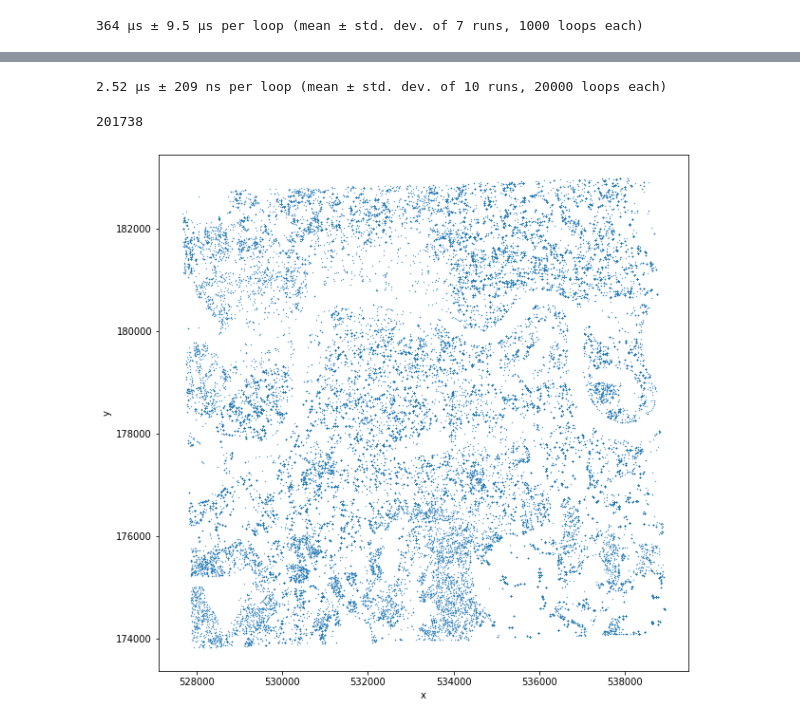
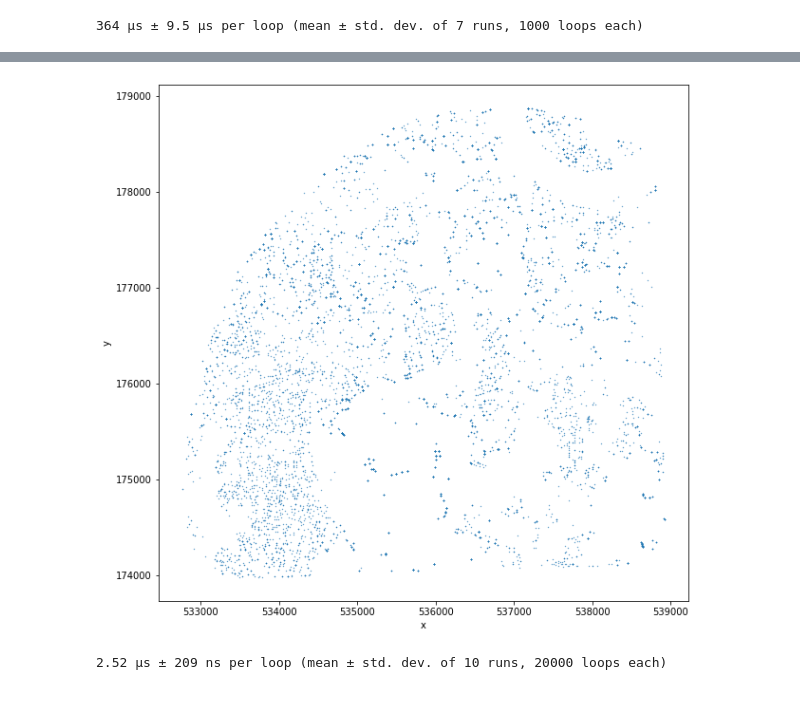
Before and after one commit to Alfred-Mountfield/outbreak-sim, a Jupyter notebook: python/synthetic_population/routing.ipynb, the cells around one changed output, grey strips where cells are left out. Cells and saved outputs as stored; diff of their text form; code cells hidden in the pictures.

```diff
--- a/python/synthetic_population/routing.ipynb
+++ b/python/synthetic_population/routing.ipynb
@@ -297,7 +297,9 @@ unemployed['bucket_y'] = np.ceil(((unemployed['y'] - boundary_miny) / bucket_siz
 # %%
 # unemployed_bucket = np.array([[]] * (y_len * x_len) + [[1]], dtype=object)[:-1].reshape((y_len, x_len))
 # %%
-%%time
-unemployed_bucket = [[[] for x in range(x_len)] for y in range(y_len)]
-for person in unemployed.itertuples():
-    unemployed_bucket[person.bucket_y][person.bucket_x].append(person.uid)
+def make_buckets():
+    unemployed_bucket = [[[] for x in range(x_len)] for y in range(y_len)]
+    for person in unemployed.itertuples():
+        unemployed_bucket[person.bucket_y][person.bucket_x].append(person.uid)
+
+    return unemployed_bucket
@@ -306,0 +306,3 @@ Wall time: 649 ms
+# %%
+%%time
+unemployed_bucket = make_buckets()
@@ -372,8 +377,9 @@ def valid_unemployed_within_dist(y, x, dist, cache_size=200):
     mask = create_circular_mask(h=y_len, w=x_len, centre_y=y, centre_x=x, radius=dist)
 
     indices = np.argwhere(mask)
+    if np.sum(counts[mask]) == 0:
+        raise Exception('No viable unemployed people left')
     probabilities = counts[mask] / np.sum(counts[mask])
-
 #     print(f'x: {x}, y: {y}, indices: {indices}, probabilities: {probabilities}')
 
     chosen_buckets = np.random.choice(np.arange(indices.shape[0]), cache_size, p=probabilities) # a cache of sampled choices
@@ -401,13 +407,27 @@ def valid_unemployed_within_dist(y, x, dist, cache_size=200):
                     raise Exception('No viable unemployed people left')
 
                 probabilities = counts[mask] / total_unemployed_left
+
+                if np.isnan(probabilities).any():
+                    print(f"THE FUCK, unemployed: {total_unemployed_left}, counts: {counts[mask]}")
+
                 chosen_buckets = np.random.choice(np.arange(indices.shape[0]), cache_size, p=probabilities)
                 chosen_iter = iter(chosen_buckets)
             continue
 
         yield next_person
 # %%
-(y, x) = (trimmed_work.loc[0].geometry.y, trimmed_work.loc[0].geometry.x)
-valid_unemployed_gen_60k = valid_unemployed_within_dist(y, x, 60_000)
+(y, x) = (trimmed_work.loc[20000].geometry.y, trimmed_work.loc[20000].geometry.x)
+valid_unemployed_gen_4k = valid_unemployed_within_dist(y, x, 4_000)
+# %%
+# sanity check the sampling matches the underlying probabilities
+chosen_people = [(next(valid_unemployed_gen_4k)) for i in range(10_000)]
+
+fig, ax = plt.subplots(figsize=(10,10))
+# sanity check
+people_df.loc[chosen_people].plot(ax=ax, x='x', y='y', kind='scatter', s=0.1)
+del fig, ax, chosen_people
+# %% [output]
+[figure, added]
 # %%
 %%timeit -r 10 -n 20_000
@@ -415,19 +435,5 @@ next(valid_unemployed_gen_60k)
 # %% [output]
 2.52 µs ± 209 ns per loop (mean ± std. dev. of 10 runs, 20000 loops each)
-# %%
-next(valid_unemployed_gen_60k)
-# %% [output]
-201738
-# %%
-# sanity check the sampling matches the underlying probabilities
-chosen_people = [(next(valid_unemployed_gen_60k)) for i in range(50_000)]
-
-fig, ax = plt.subplots(figsize=(10,10))
-# sanity check
-people_df.loc[chosen_people].plot(ax=ax, x='x', y='y', kind='scatter', s=0.1)
-del fig, ax, chosen_people
-# %% [output]
-[figure, removed]
 # %%
 # households within 60k
 # generate a probability heatmap
```
Also changed, not shown: parts of 11 cells of this notebook.
